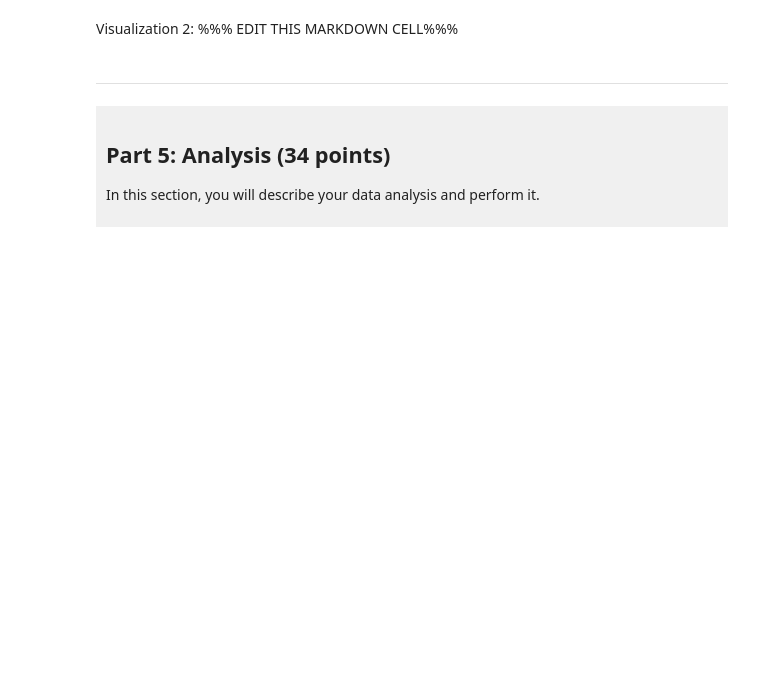
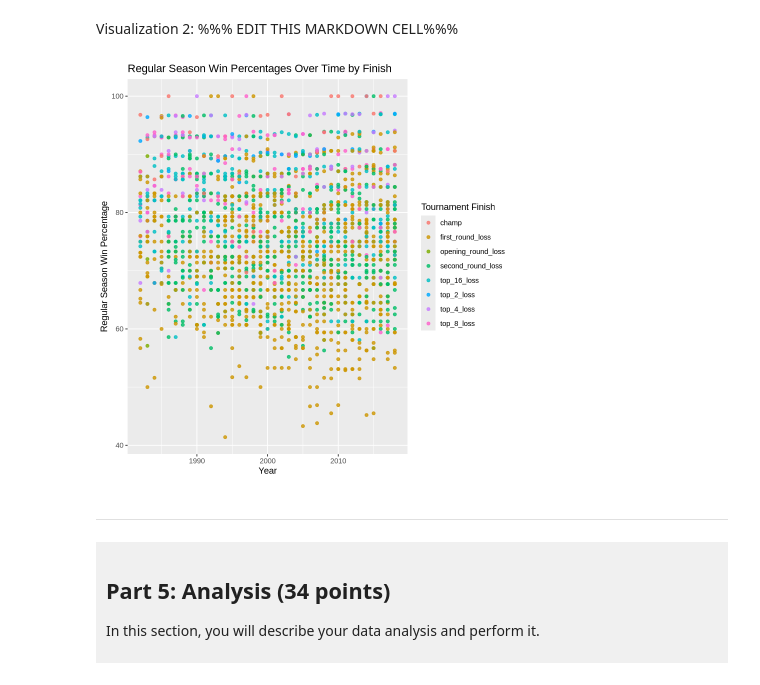
Before and after one commit to daneil369/dsci-100-project-daniel-seo, a Jupyter notebook: dsci-100-project-notebook.ipynb, the cells around one changed output. Saved outputs shown, nothing was run; the diff lists cells and outputs as text; code cells hidden in the pictures; blank space fills up the shorter version.

```diff
--- a/dsci-100-project-notebook.ipynb
+++ b/dsci-100-project-notebook.ipynb
@@ -279,7 +381,16 @@ Visualization 1: %%% EDIT THIS MARKDOWN CELL%%%
 # %% [markdown]
 Visualization 2: %%% EDIT THIS MARKDOWN CELL%%%
 # %%
-### EDIT THIS CODE CELL FOR VISUALIZATION 2###
+ggplot(tidy_data, aes(x = year, y = reg_wins_pct, color = tourney_finish)) +
+  geom_point(alpha = 0.8) +
+  labs(
+    title = "Regular Season Win Percentages Over Time by Finish",
+    x = "Year",
+    y = "Regular Season Win Percentage",
+    color = "Tournament Finish"
+  )
+# %% [output]
+[figure, added]
 # %% [markdown]
 ------
 # %% [markdown]
```
Also changed, not shown: parts of 8 cells of this notebook.
